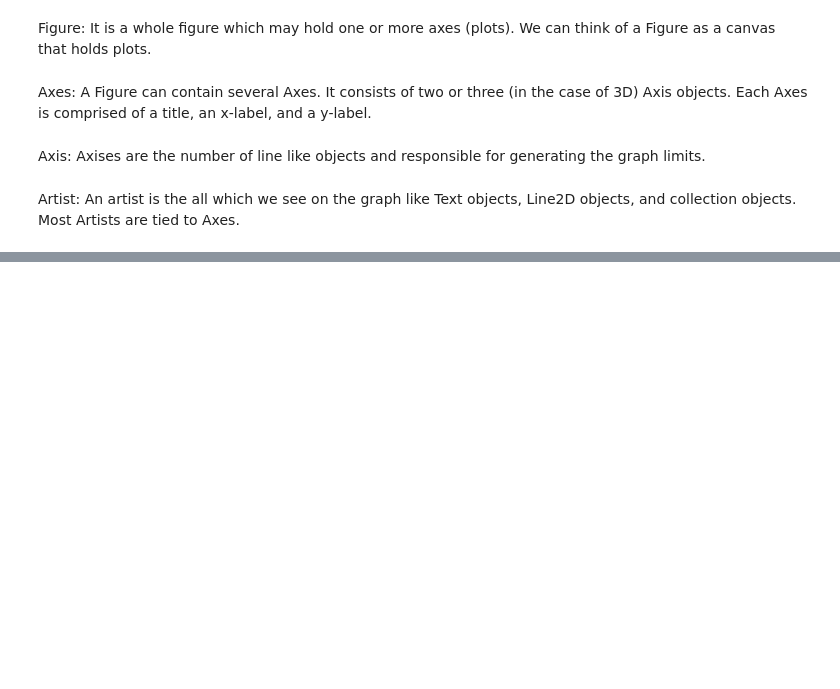
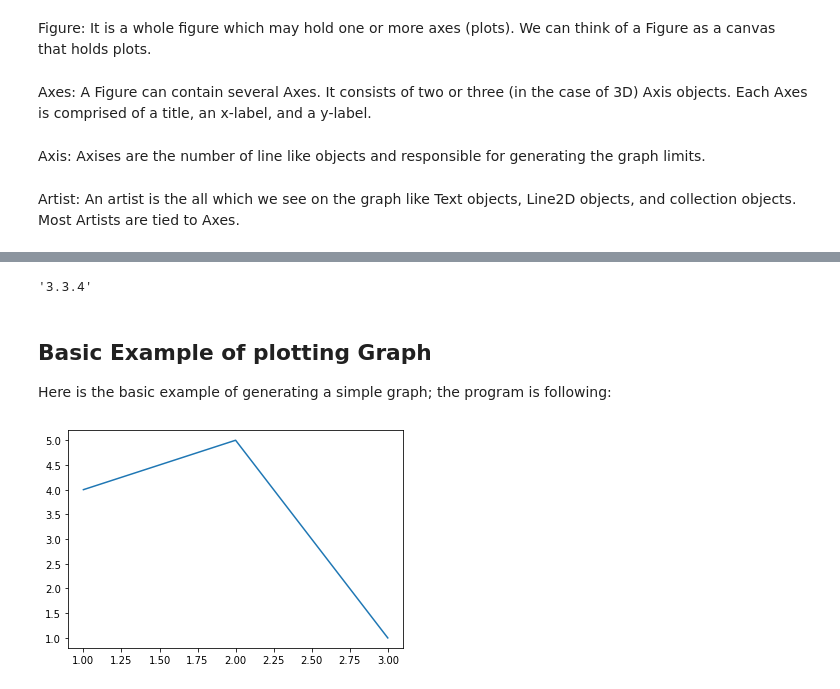
Before and after one commit to Wikistore/Data_Analysis_with_PL, a Jupyter notebook: MatplotlibBasicTutorials.ipynb, the cells around one changed output, grey strips where cells are left out. Saved outputs shown, nothing was run; the diff lists cells and outputs as text; code cells hidden in the pictures; blank space fills up the shorter version.

```diff
--- a/MatplotlibBasicTutorials.ipynb
+++ b/MatplotlibBasicTutorials.ipynb
@@ -108,0 +121,16 @@ Artist: An artist is the all which we see on the graph like Text objects, Line2D
+# %%
+import matplotlib
+matplotlib.__version__
+# %% [output]
+'3.3.4'
+# %% [markdown]
+## Basic Example of plotting Graph
+Here is the basic example of generating a simple graph; the program is following:
+# %%
+from matplotlib import pyplot as plt
+#ploting our canvas
+plt.plot([1,2,3],[4,5,1])
+#display the graph
+plt.show()
+# %% [output]
+[figure, added]
```
Also changed, not shown: parts of 37 cells of this notebook.
